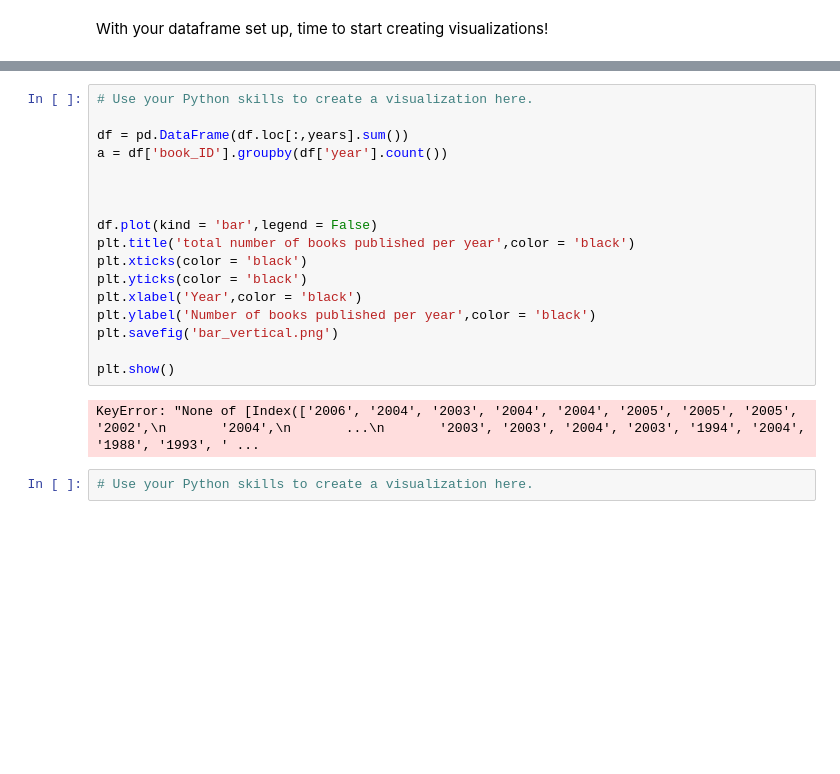
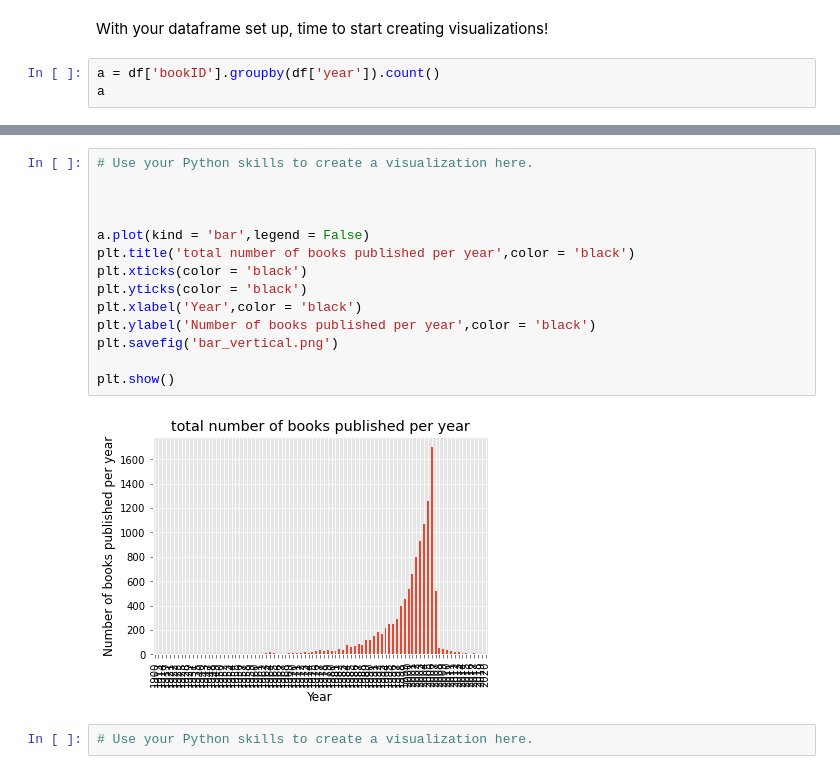
Before and after one commit to Allisonh531/data-viz-with-python, a Jupyter notebook: Data Visualization with Python Studio.ipynb, the cells around one changed output, grey strips where cells are left out. Drawn from its saved outputs; the diff is of its cells as text; blank space fills up the shorter version.

Commit message:
studio data viz

```diff
--- a/Data Visualization with Python Studio.ipynb
+++ b/Data Visualization with Python Studio.ipynb
@@ -47,3 +47,6 @@ df.head(20)
 | 19 | 28 | Notes from a Small Island | Bill Bryson | 3.91 | 0380727501 | 9780380727506 | eng | 324 | 80609 | ... |
 # %% [markdown]
 With your dataframe set up, time to start creating visualizations!
+# %%
+a = df['bookID'].groupby(df['year']).count()
+a
@@ -50,22 +67,19 @@ With your dataframe set up, time to start creating visualizations!
 # %%
 # Use your Python skills to create a visualization here.
 
-df = pd.DataFrame(df.loc[:,years].sum())
-a = df['book_ID'].groupby(df['year'].count())
 
 
-
-df.plot(kind = 'bar',legend = False)
+a.plot(kind = 'bar',legend = False)
 plt.title('total number of books published per year',color = 'black')
 plt.xticks(color = 'black')
 plt.yticks(color = 'black')
 plt.xlabel('Year',color = 'black')
 plt.ylabel('Number of books published per year',color = 'black')
 plt.savefig('bar_vertical.png')
 
 plt.show()
 # %% [output]
-KeyError: "None of [Index(['2006', '2004', '2003', '2004', '2004', '2005', '2005', '2005', '2002',\n       '2004',\n       ...\n       '2003', '2003', '2004', '2003', '1994', '2004', '1988', '1993', ' ...
+[figure, added]
 # %%
 # Use your Python skills to create a visualization here.
 # %%
```
Also changed, not shown: parts of 1 cell of this notebook, 1 other file.
